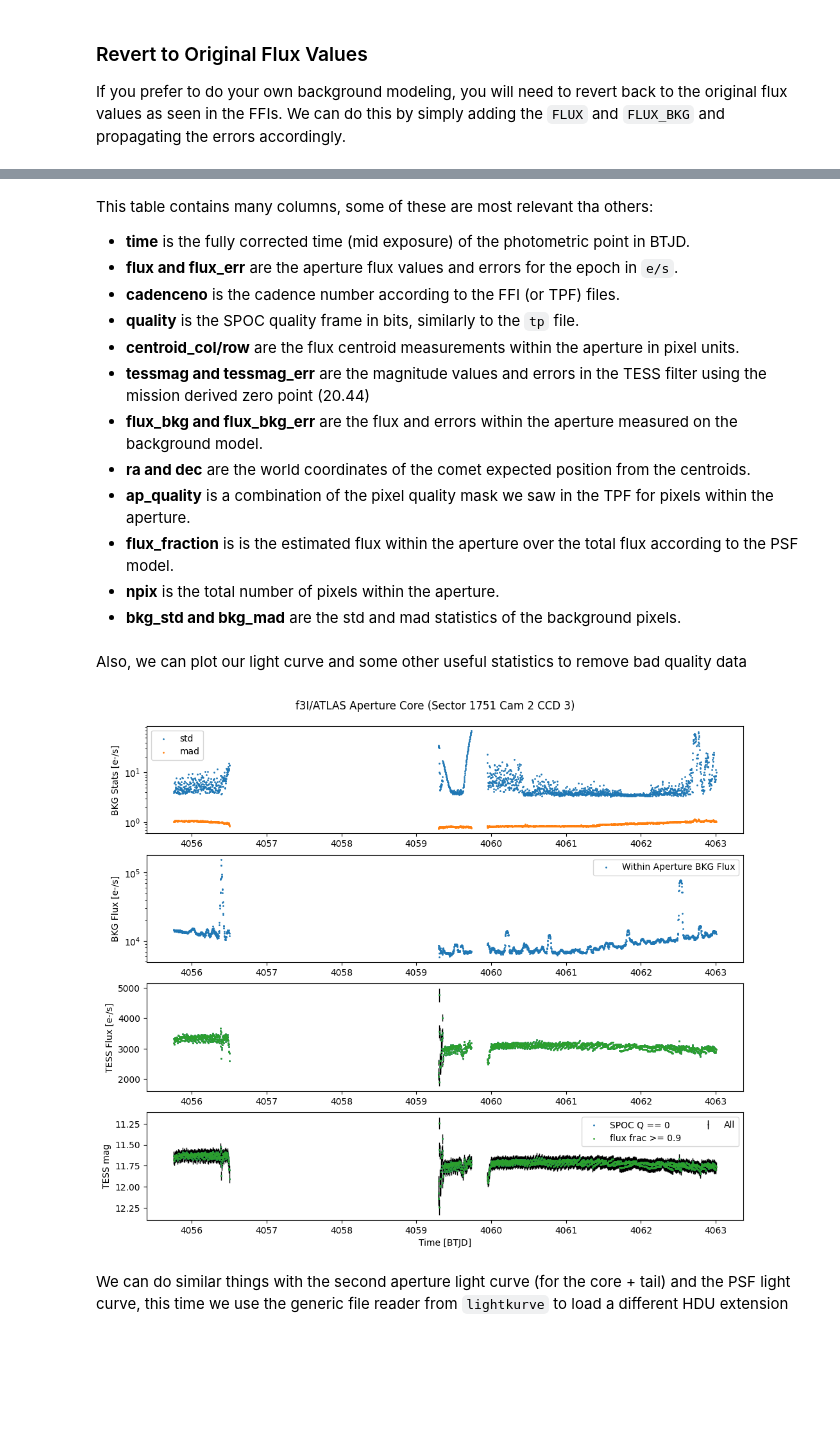
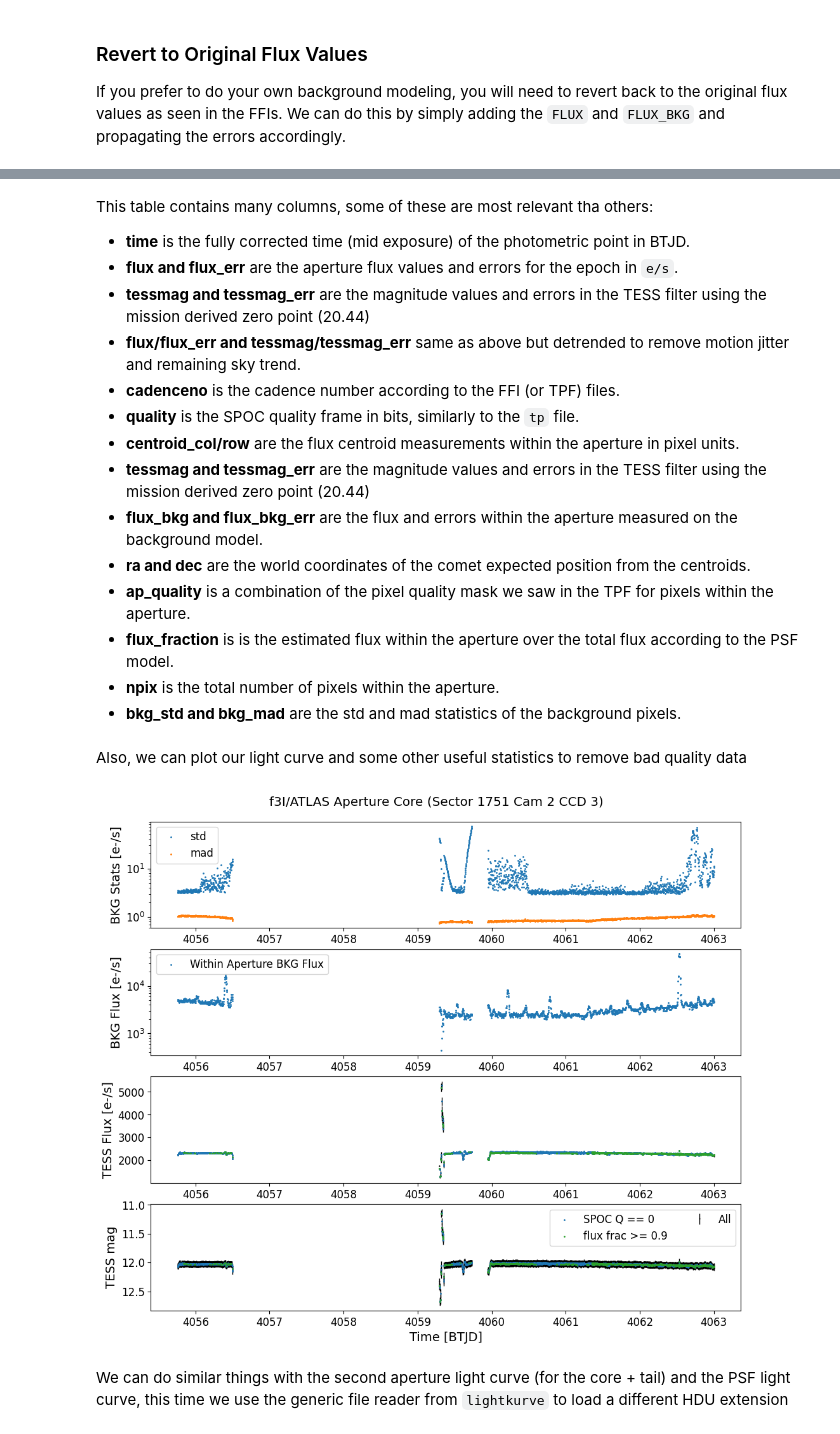
Before and after one commit to tessgi/tess-3i, a Jupyter notebook: notebooks/2026/open_hlsp_data.ipynb, the cells around one changed output, grey strips where cells are left out. Saved outputs shown, nothing was run; the diff lists cells and outputs as text; code cells hidden in the pictures; blank space fills up the shorter version.

```diff
--- a/notebooks/2026/open_hlsp_data.ipynb
+++ b/notebooks/2026/open_hlsp_data.ipynb
@@ -108,10 +108,19 @@ plt.show()
 # %% [markdown]
 We an also plot the median-stack image (only good SPOC quality frames) like this:
 # %%
+# Set global default font size
+plt.rcParams["font.size"] = 12
+
+# Override for specific elements
+plt.rcParams["axes.labelsize"] = 14  # Axis labels
+plt.rcParams["xtick.labelsize"] = 12  # X-tick labels
+plt.rcParams["ytick.labelsize"] = 12  # Y-tick labels
+plt.rcParams["axes.titlesize"] = 16  # Plot title
+
 fig, ax = plt.subplots(figsize=(5,4))
 lk.targetpixelfile.plot_image(
     sigma_clipped_stats(tpf.flux[tpf.quality == 0], axis=0)[1],
-    title=f"{tpf.target} Median FFI Image (Quality=0)",
+    title=f"{tpf.target} Median-Stacked Image",
     vmin=-1,
     vmax=10,
     ax=ax,
@@ -239,11 +251,11 @@ We found 3 light curve extension:
 We can read these light curves using `lightkurve` package so we can take advantage of the built-in methods of a lightkurve object.
 # %%
 # The default reader will read only the first extension
-lc_core = lk.TessLightCurve.read(
+lc_core_s = lk.TessLightCurve.read(
     f"../../data/2026/hlsp_tess-3i_tess_ffi_3iatlas-s1751-cam2-ccd3_tess_v{version}_lc.fits",
     quality_bitmask="none",  # we set quality_bitmask to none to see all data
 )
-lc_core.head()
+lc_core_s.head()
 # %% [output]
 TessLightCurve length=5 LABEL="3I/ATLAS" SECTOR=1751 AUTHOR=SPOC FLUX_ORIGIN=pdcsap_flux
 | time | flux | flux_err | cadenceno | quality | centroid_col | centroid_row | tessmag | tessmag_err | ... |
@@ -259,6 +271,8 @@ This table contains many columns, some of these are most relevant tha others:
 
 * **time** is the fully corrected time (mid exposure) of the photometric point in BTJD.
 * **flux and flux_err** are the aperture flux values and errors for the epoch in `e/s`.
+* **tessmag and tessmag_err** are the magnitude values and errors in the TESS filter using the mission derived zero point (20.44)
+* **flux/flux_err and tessmag/tessmag_err** same as above but detrended to remove motion jitter and remaining sky trend.
 * **cadenceno** is the cadence number according to the FFI (or TPF) files.
 * **quality** is the SPOC quality frame in bits, similarly to the `tp` file.
 * **centroid_col/row** are the flux centroid measurements within the aperture in pixel units.
@@ -276,28 +290,22 @@ fig, ax = plt.subplots(4, 1, figsize=(12,10))
 fig.suptitle(f"f3I/ATLAS Aperture Core (Sector {1751} Cam {2} CCD {3})", y=0.92)
 
 # this are the background statistics which are a proxy for the background model
-ax[0].scatter(lc_core["time"].btjd, lc_core["bkg_std"].value, s=1, label="std")
-ax[0].scatter(lc_core["time"].btjd, lc_core["bkg_mad"].value, s=1, label="mad")
+ax[0].scatter(lc_core_s["time"].btjd, lc_core_s["bkg_std"].value, s=1, label="std")
+ax[0].scatter(lc_core_s["time"].btjd, lc_core_s["bkg_mad"].value, s=1, label="mad")
 
 # this is the background flux estimated within the aperture
 ax[1].scatter(
-    lc_core["time"].btjd,
-    lc_core["flux_bkg"].value,
+    lc_core_s["time"].btjd,
+    lc_core_s["flux_bkg"].value,
     s=1,
     label="Within Aperture BKG Flux",
 )
-# ax[2].scatter(
-#     lc_core["time"].btjd,
-#     lc_core["flux_fraction"].value,
-#     s=1,
-#     label="Within Aperture BKG Flux",
-# )
 
 # we plot the flux values, all points
 ax[2].errorbar(
-    lc_core["time"].btjd,
-    lc_core["flux"].value,
-    yerr=np.array(lc_core["flux_err"].value),
+    lc_core_s["time"].btjd,
+    lc_core_s["flux_corr"].value,
+    yerr=np.array(lc_core_s["flux_err_corr"].value),
     fmt=".",
     lw=1,
     ms=1,
@@ -307,34 +315,30 @@ ax[2].errorbar(
 )
 
 # filter by spoc quality flag
-mask = lc_core["quality"] == 0
+mask = lc_core_s["quality"] == 0
 ax[2].scatter(
-    lc_core["time"][mask].btjd,
-    lc_core["flux"][mask].value,
+    lc_core_s["time"][mask].btjd,
+    lc_core_s["flux_corr"][mask].value,
     s=1,
     c="tab:blue",
     label="SPOC Q == 0",
 )
 
 # filter by flux fraction, which account for bad pixels in the aperture
-mask = lc_core["flux_fraction"] >= 0.9
+mask = lc_core_s["flux_fraction"] >= 0.9
 ax[2].scatter(
-    lc_core["time"][mask].btjd,
-    lc_core["flux"][mask].value,
+    lc_core_s["time"][mask].btjd,
+    lc_core_s["flux_corr"][mask].value,
     s=1,
     c="tab:green",
     label="flux frac >= 0.9",
 )
 
-# we can filter fy noisy background estimates
-# mask = lc_core["bkg_std"].value <= 1.5
-# ax[2].scatter(lc_core["time"][mask].btjd, lc_core["flux"][mask].value, s=1, label="std(BKG) < 1.5")
-
 # we plot the magnitude values
 ax[3].errorbar(
-    lc_core["time"].btjd,
-    lc_core["tessmag"].value,
-    yerr=np.array(lc_core["tessmag_err"]),
+    lc_core_s["time"].btjd,
+    lc_core_s["tessmag_corr"].value,
+    yerr=np.array(lc_core_s["tessmag_err_corr"]),
     fmt=".",
     lw=1,
     ms=1,
@@ -343,43 +347,40 @@ ax[3].errorbar(
     c="k",
 )
 
 # filter by spoc quality flag
-mask = (lc_core["quality"] == 0)
+mask = (lc_core_s["quality"] == 0)
 ax[3].scatter(
-    lc_core["time"][mask].btjd,
-    lc_core["tessmag"][mask].value,
+    lc_core_s["time"][mask].btjd,
+    lc_core_s["tessmag_corr"][mask].value,
     s=1,
     c="tab:blue",
     label="SPOC Q == 0",
 )
 
 # filter by flux fraction, which account for bad pixels in the aperture
-mask = (lc_core["flux_fraction"] >= 0.9)
+mask = (lc_core_s["flux_fraction"] >= 0.9)
 ax[3].scatter(
-    lc_core["time"][mask].btjd,
-    lc_core["tessmag"][mask].value,
+    lc_core_s["time"][mask].btjd,
+    lc_core_s["tessmag_corr"][mask].value,
     s=1,
     c="tab:green",
     label="flux frac >= 0.9",
 )
 
-
-# ax[2].set_ylim(-10, 200)
-# ax[2].set_ylim(14, 18)
 ax[0].legend()
 ax[1].legend()
 ax[3].legend(loc="best", ncols=2)
 ax[-1].set_xlabel("Time [BTJD]")
 ax[0].set_ylabel("BKG Stats [e-/s]")
 ax[1].set_ylabel("BKG Flux [e-/s]")
 ax[2].set_ylabel("TESS Flux [e-/s]")
 ax[3].set_ylabel("TESS mag")
 ax[0].set_yscale("log")
 ax[1].set_yscale("log")
 ax[-1].invert_yaxis()
 plt.show()
 # %% [output]
-[figure, old version]
+[figure, new version]
 # %% [markdown]
 We can do similar things with the second aperture light curve (for the core + tail) and the PSF light curve, this time we use the generic file reader from `lightkurve` to load a different HDU extension
 # %%
```
Also changed, not shown: parts of 29 cells of this notebook.
